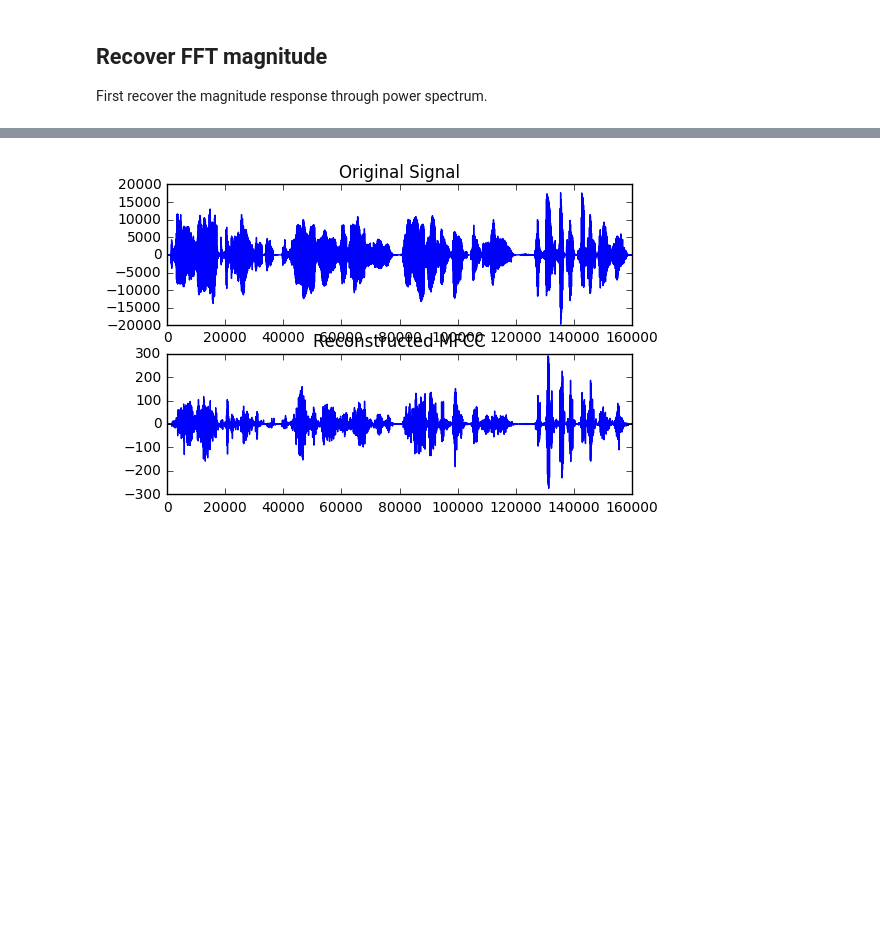
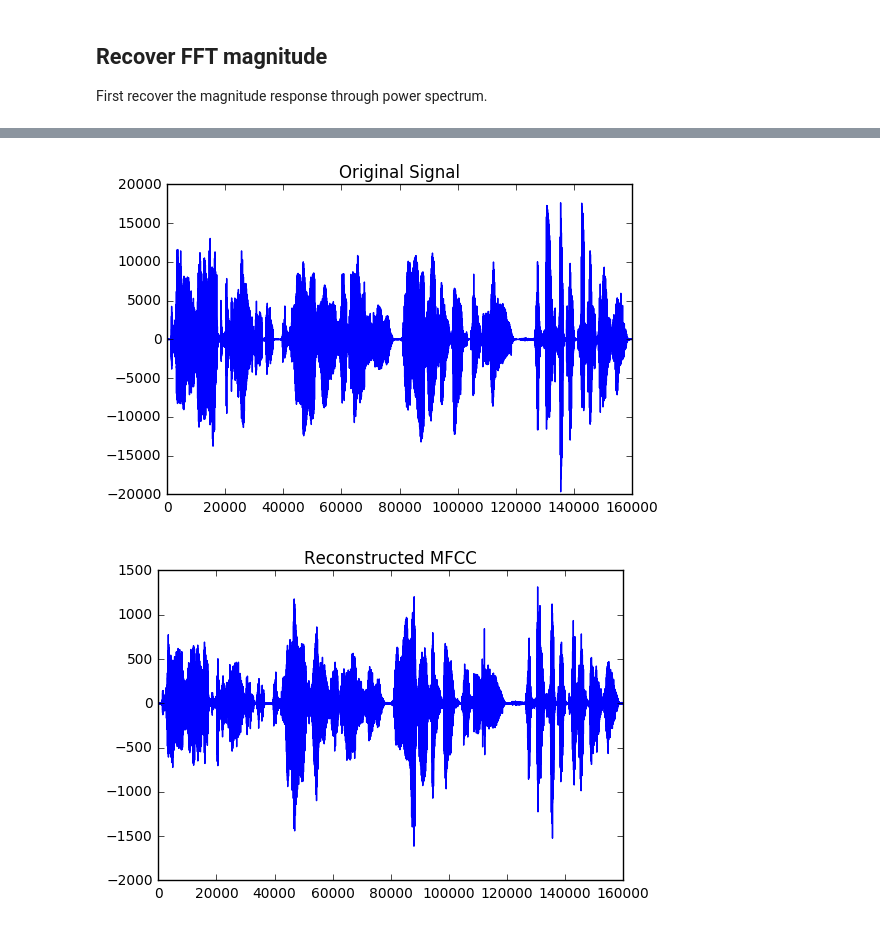
Before and after one commit to Lab41/Magnolia, a Jupyter notebook: src/features/mfcc-pyspeech.ipynb, the cells around one changed output, grey strips where cells are left out. Saved outputs shown, nothing was run; the diff lists cells and outputs as text; code cells hidden in the pictures; blank space fills up the shorter version.

Commit message:
MFCC pyspeech

```diff
--- a/src/features/mfcc-pyspeech.ipynb
+++ b/src/features/mfcc-pyspeech.ipynb
@@ -22,11 +23,11 @@ import matplotlib.pylab as plt
 (rate,sig) = wav.read('sisec/dev_Ca1_Ce_A_src.wav')
 
 # Parameters
-nfilt=32
-numcep=32
-nfft=256
-winlen=0.05
-winstep=0.025
+nfilt=64
+numcep=64
+nfft=512
+winlen=0.01
+winstep=0.005
 ceplifter=0
 # %% [markdown]
 ## Take MFCC's of a `*.wav` file
@@ -97,7 +98,7 @@ def specdecomp(signal,samplerate=16000,winlen=0.025,winstep=0.01,
     return spect
 
 mfcc_phase = specdecomp(sig,samplerate=rate,nfft=nfft,
-                       winlen=0.05,winstep=0.025,decomp='phase')
+                        winlen=0.01,winstep=0.005,decomp='phase')
 # %% [markdown]
 ## Recover FFT magnitude
 
@@ -122,11 +123,12 @@ recon_frames = np.fft.irfft( recon_fft, n=int(winlen*rate) )
 recon_sig = deframesig(recon_frames, 0, winlen*rate, winstep*rate)
 # %%
 recon_sig = recon_sig.astype(np.int16)
-plt.subplot(211); plt.plot(sig); plt.title('Original Signal')
-plt.subplot(212); plt.plot(recon_sig); plt.title('Reconstructed MFCC')
+plt.figure(); plt.plot(sig); plt.title('Original Signal')
+plt.figure(); plt.plot(recon_sig); plt.title('Reconstructed MFCC')
 display(Audio(sig,rate=rate))
 display(Audio(recon_sig,rate=rate))
 # %% [output]
 [interactive output not drawn]
 [interactive output not drawn]
-[figure, old version]
+[figure, new version]
+[figure, added]
```
Also changed, not shown: parts of 1 cell of this notebook.
